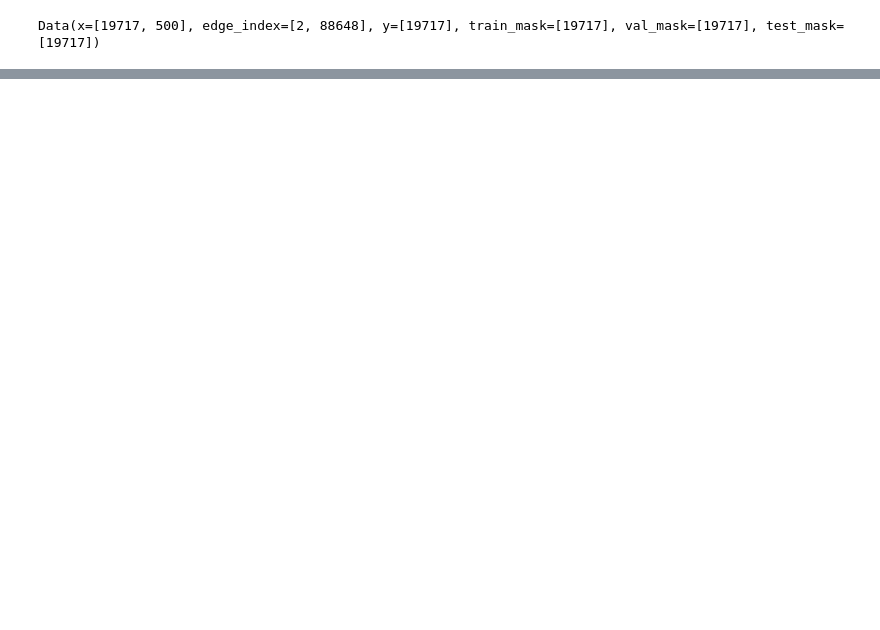
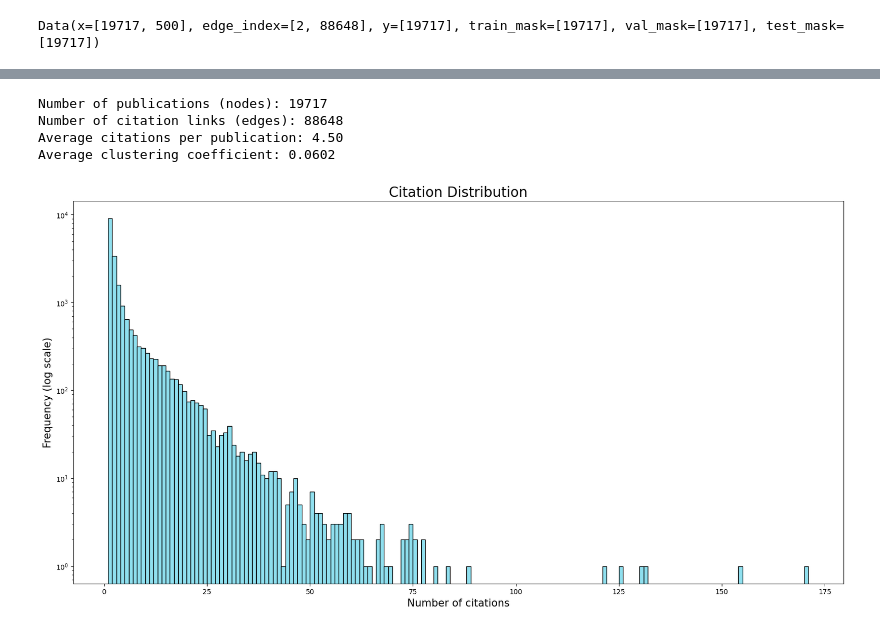
Before and after one commit to laacri/SNOM-social-networks, a Jupyter notebook: Homework/Problem6.ipynb, the cells around one changed output, grey strips where cells are left out. Cells and saved outputs as stored; diff of their text form; code cells hidden in the pictures; blank space fills up the shorter version.

```diff
--- a/Homework/Problem6.ipynb
+++ b/Homework/Problem6.ipynb
@@ -140,0 +123,37 @@ publications.
+# %%
+# Inspecting dataset characteristics
+# - Number of publications (nodes)
+# - Number of citation links (edges)
+# - Average citations per publication
+# - Clustering coefficient
+num_nodes = data.num_nodes
+print(f'Number of publications (nodes): {num_nodes}')
+num_edges = data.num_edges
+print(f'Number of citation links (edges): {num_edges}')
+avg_cit = num_edges / num_nodes
+print(f'Average citations per publication: {avg_cit:.2f}')
+# convert to NetworkX graph for easier computation
+G = to_networkx(data, to_undirected = True)
+clustering_coefficients = nx.clustering(G)
+avg_clustering_coefficient = sum(clustering_coefficients.values()) / num_nodes
+print(f'Average clustering coefficient: {avg_clustering_coefficient:.4f}')
+# %% [output]
+Number of publications (nodes): 19717
+Number of citation links (edges): 88648
+Average citations per publication: 4.50
+Average clustering coefficient: 0.0602
+# %%
+# Citation (degree) distribution
+citation_counts = Counter(data.edge_index[1].tolist())
+citations = list(citation_counts.values())
+
+# Plot citation distribution
+plt.figure(figsize = (20, 10))
+plt.hist(citations, bins = range(1, max(citations) + 1), color = '#90e0ef', edgecolor = 'black', log = True)
+plt.title('Citation Distribution', fontsize = 20)
+plt.xlabel('Number of citations', fontsize = 15)
+plt.ylabel('Frequency (log scale)', fontsize = 15)
+#plt.savefig('citation_distribution.png')
+plt.show()
+# %% [output]
+[figure, added]
```
Also changed, not shown: parts of 91 cells of this notebook, 16 other files.
